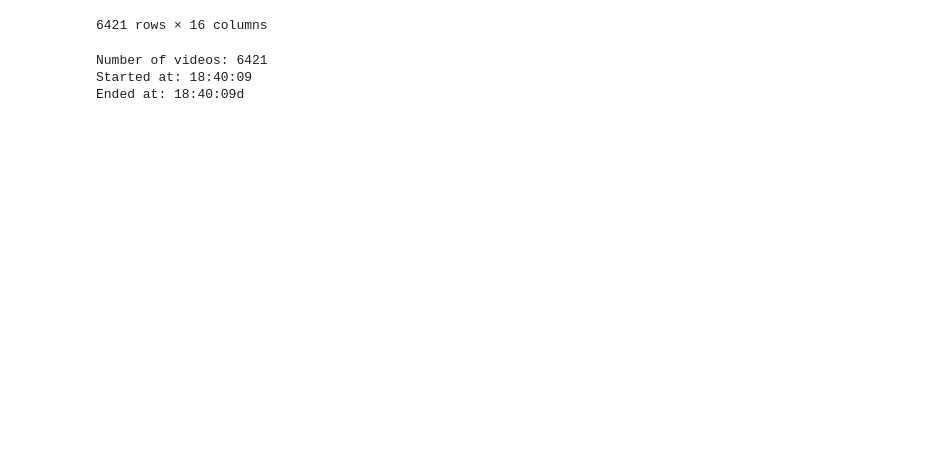
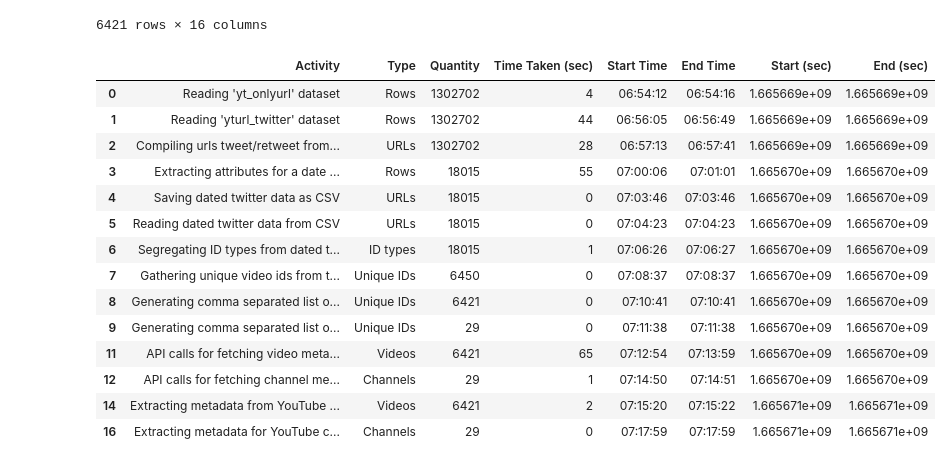
Before and after one commit to MihirS57/Twitter-YouTube-Compile-Monitor, a Jupyter notebook: Twitter-YouTube-Monitoring.ipynb, the cells around one changed output. Drawn from its saved outputs; the diff is of its cells as text; code cells hidden in the pictures; blank space fills up the shorter version.

```diff
--- a/Twitter-YouTube-Monitoring.ipynb
+++ b/Twitter-YouTube-Monitoring.ipynb
@@ -844,20 +1038,21 @@ yt_data
 | 6420 | zeX4A_Hv3Kg | https://www.youtube.com/watch?v=z... | How to Use the Coming Correction ... | (2/23/22) Markets dip into correc... | 2022-02-23T14:15:28Z | UCXVMMgEidXlrTM1coedg70A | The Real Investment Show | 209 | ... |
 6421 rows × 16 columns
 # %%
-videoid_list = list(yt_data['videoId'])
-comment_list = []
-videoid_len = len(videoid_list)
-print(f'Number of videos: {videoid_len}')
-now = datetime.now()
-dt_string = now.strftime("%H:%M:%S")
-print(f'Started at: {dt_string}')
-for idx,vid in enumerate(videoid_list):
-    comment_list.append(getCommentsForVideo(vid))
-    print(f'{idx+1}/{videoid_len} processed',end="\r")
-dt_string = now.strftime("%H:%M:%S")
-print(f'Ended at: {dt_string}')
-print(comment_list)
+time_df = time_df.drop([10, 13, 15,17,18])
+time_df
 # %% [output]
-Number of videos: 6421
-Started at: 18:40:09
-Ended at: 18:40:09d
+|  | Activity | Type | Quantity | Time Taken (sec) | Start Time | End Time | Start (sec) | End (sec) |
+| 0 | Reading 'yt_onlyurl' dataset | Rows | 1302702 | 4 | 06:54:12 | 06:54:16 | 1.665669e+09 | 1.665669e+09 |
+| 1 | Reading 'yturl_twitter' dataset | Rows | 1302702 | 44 | 06:56:05 | 06:56:49 | 1.665669e+09 | 1.665669e+09 |
+| 2 | Compiling urls tweet/retweet from... | URLs | 1302702 | 28 | 06:57:13 | 06:57:41 | 1.665669e+09 | 1.665669e+09 |
+| 3 | Extracting attributes for a date ... | Rows | 18015 | 55 | 07:00:06 | 07:01:01 | 1.665670e+09 | 1.665670e+09 |
+| 4 | Saving dated twitter data as CSV | URLs | 18015 | 0 | 07:03:46 | 07:03:46 | 1.665670e+09 | 1.665670e+09 |
+| 5 | Reading dated twitter data from CSV | URLs | 18015 | 0 | 07:04:23 | 07:04:23 | 1.665670e+09 | 1.665670e+09 |
+| 6 | Segregating ID types from dated t... | ID types | 18015 | 1 | 07:06:26 | 07:06:27 | 1.665670e+09 | 1.665670e+09 |
+| 7 | Gathering unique video ids from t... | Unique IDs | 6450 | 0 | 07:08:37 | 07:08:37 | 1.665670e+09 | 1.665670e+09 |
+| 8 | Generating comma separated list o... | Unique IDs | 6421 | 0 | 07:10:41 | 07:10:41 | 1.665670e+09 | 1.665670e+09 |
+| 9 | Generating comma separated list o... | Unique IDs | 29 | 0 | 07:11:38 | 07:11:38 | 1.665670e+09 | 1.665670e+09 |
+| 11 | API calls for fetching video meta... | Videos | 6421 | 65 | 07:12:54 | 07:13:59 | 1.665670e+09 | 1.665670e+09 |
+| 12 | API calls for fetching channel me... | Channels | 29 | 1 | 07:14:50 | 07:14:51 | 1.665670e+09 | 1.665670e+09 |
+| 14 | Extracting metadata from YouTube ... | Videos | 6421 | 2 | 07:15:20 | 07:15:22 | 1.665671e+09 | 1.665671e+09 |
+| 16 | Extracting metadata for YouTube c... | Channels | 29 | 0 | 07:17:59 | 07:17:59 | 1.665671e+09 | 1.665671e+09 |
```
Also changed, not shown: parts of 27 cells of this notebook.
